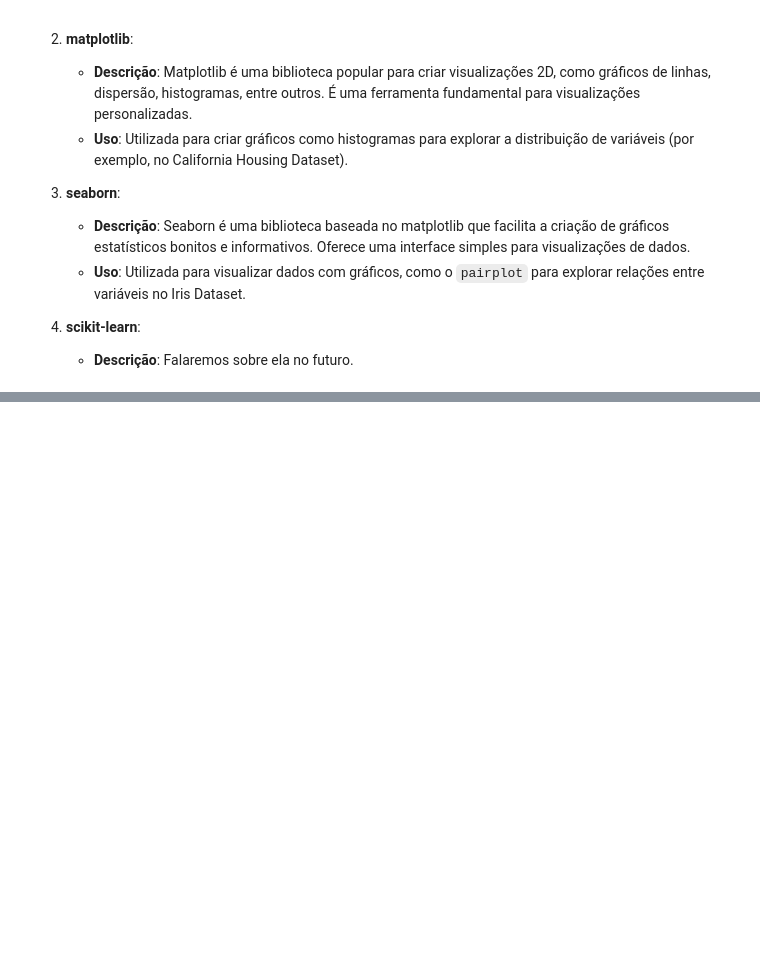
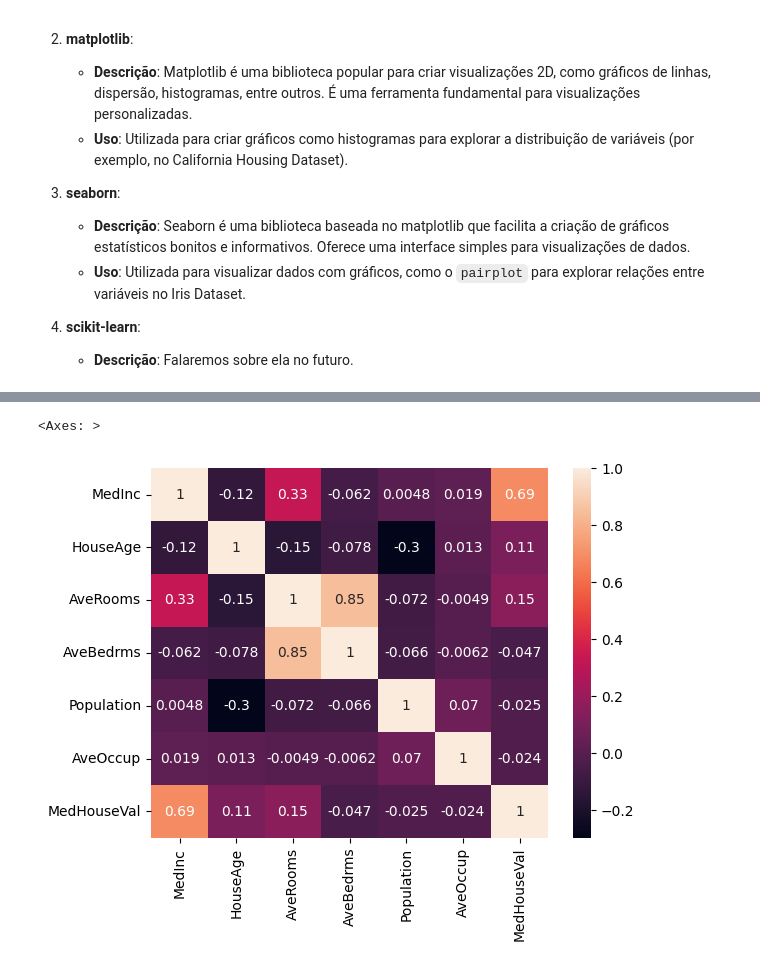
Before and after one commit to thiagorr162/mini_ml, a Jupyter notebook: presentation/1-introducao.ipynb, the cells around one changed output, grey strips where cells are left out. Cells and saved outputs as stored; diff of their text form; code cells hidden in the pictures; blank space fills up the shorter version.

```diff
--- a/presentation/1-introducao.ipynb
+++ b/presentation/1-introducao.ipynb
@@ -90,6 +90,6 @@ import pandas as pd
 
 # Carregando o dataset
 california_housing = fetch_california_housing(as_frame=True)
-df_housing = california_housing.frame
+df = california_housing.frame
 # %%
 # Exibindo as primeiras linhas do dataset
@@ -137,0 +146,3 @@ Para trabalhar com os exemplos de classificação e regressão em Python, utiliz
+# %%
+df = df.fillna(df.mean())  # Substitui valores faltantes pela média da coluna
+df = df.dropna()  # Remove linhas com valores faltantes
@@ -137,0 +153,2 @@ Para trabalhar com os exemplos de classificação e regressão em Python, utiliz
+# %%
+df = df.drop_duplicates()  # Remove duplicatas
@@ -137,0 +184,6 @@ Para trabalhar com os exemplos de classificação e regressão em Python, utiliz
+# %%
+correlation_matrix = df.drop(columns=["Longitude", "Latitude"]).corr()
+sns.heatmap(correlation_matrix, annot=True)  # Exibe a matriz de correlação
+# %% [output]
+<Axes: >
+[figure, added]
```
Also changed, not shown: parts of 18 cells of this notebook.
